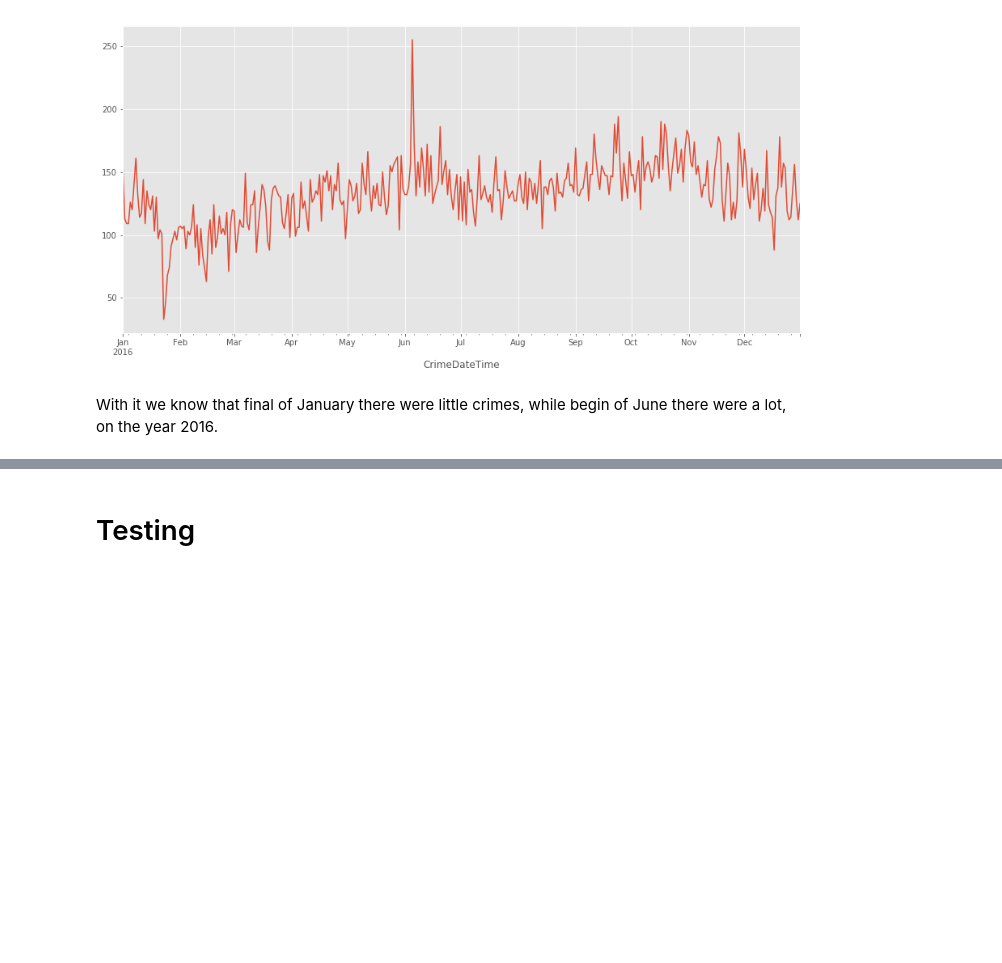
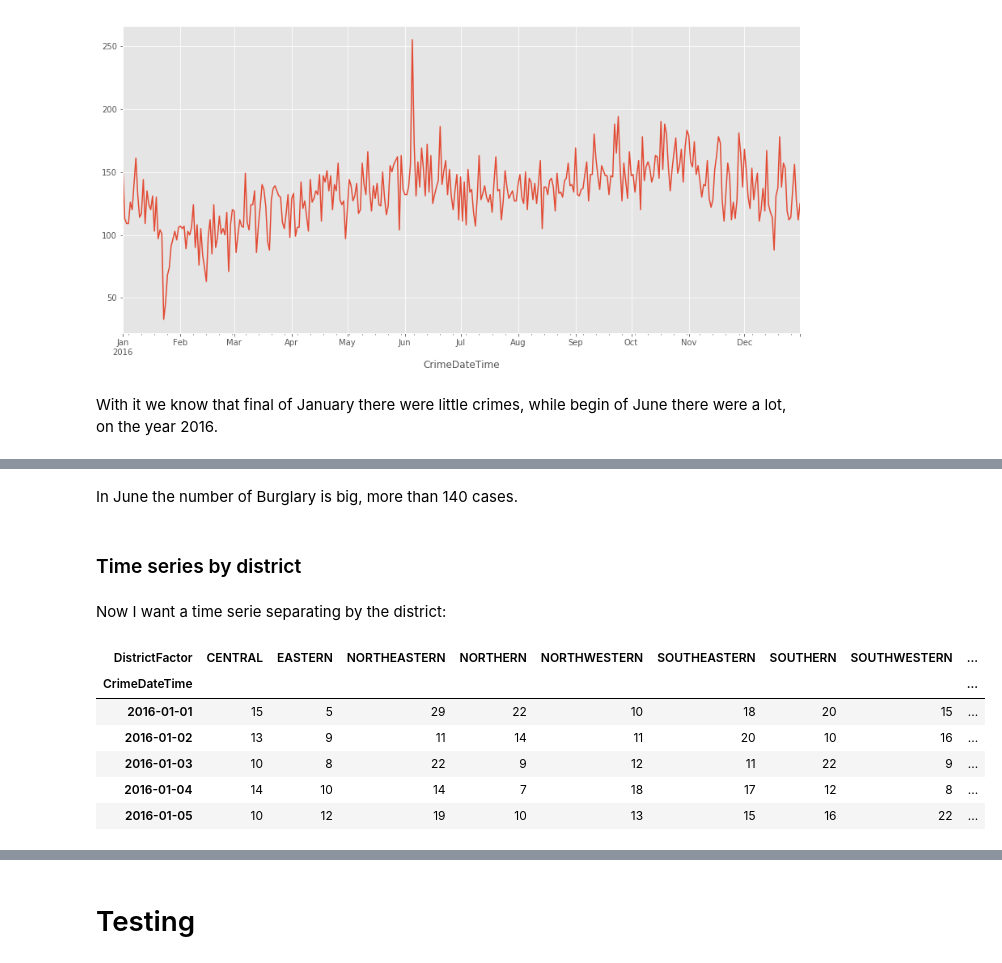
Before and after one commit to rmmariano/CAP386_intro_data_science, a Jupyter notebook: projeto/crimes_baltimore/crimes_baltimore.ipynb, the cells around one changed output, grey strips where cells are left out. Drawn from its saved outputs; the diff is of its cells as text; code cells hidden in the pictures; blank space fills up the shorter version.

```diff
--- a/projeto/crimes_baltimore/crimes_baltimore.ipynb
+++ b/projeto/crimes_baltimore/crimes_baltimore.ipynb
@@ -719,0 +775,18 @@ With it we know that final of January there were little crimes, while begin of J
+# %% [markdown]
+In June the number of Burglary is big, more than 140 cases.
+# %% [markdown]
+### Time series by district
+# %% [markdown]
+Now I want a time serie separating by the district:
+# %%
+crimes_by_district = pd.crosstab(df_crimes_query.CrimeDateTime, df_crimes_query.DistrictFactor)
+
+crimes_by_district.head()
+# %% [output]
+| DistrictFactor | CENTRAL | EASTERN | NORTHEASTERN | NORTHERN | NORTHWESTERN | SOUTHEASTERN | SOUTHERN | SOUTHWESTERN | ... |
+| CrimeDateTime |  |  |  |  |  |  |  |  | ... |
+| 2016-01-01 | 15 | 5 | 29 | 22 | 10 | 18 | 20 | 15 | ... |
+| 2016-01-02 | 13 | 9 | 11 | 14 | 11 | 20 | 10 | 16 | ... |
+| 2016-01-03 | 10 | 8 | 22 | 9 | 12 | 11 | 22 | 9 | ... |
+| 2016-01-04 | 14 | 10 | 14 | 7 | 18 | 17 | 12 | 8 | ... |
+| 2016-01-05 | 10 | 12 | 19 | 10 | 13 | 15 | 16 | 22 | ... |
```
Also changed, not shown: parts of 27 cells of this notebook.
